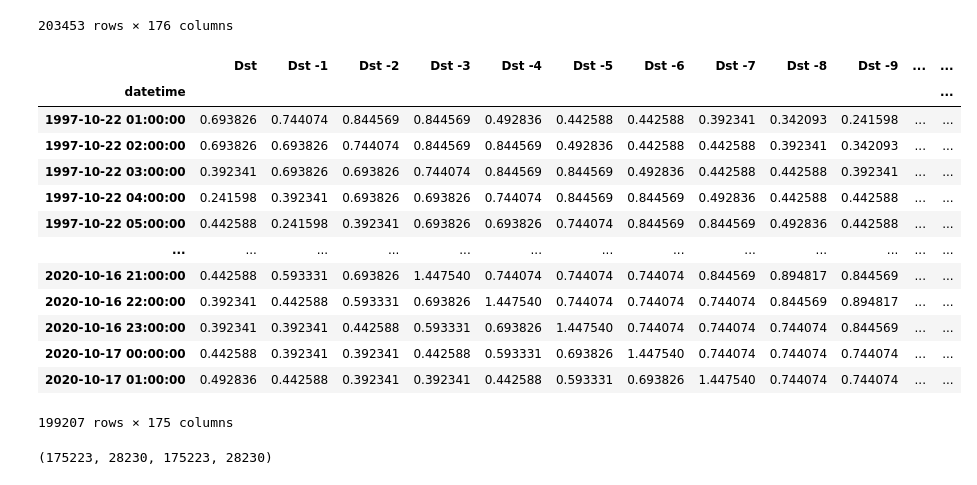
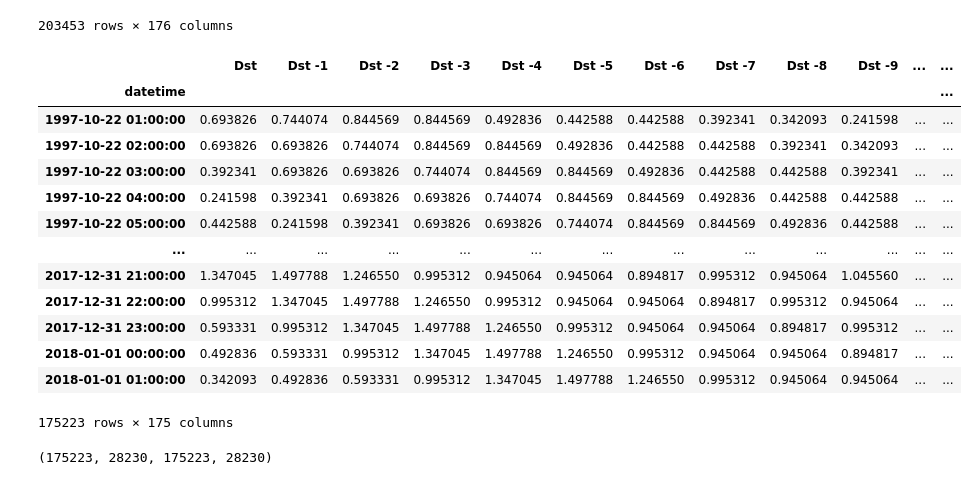
Before and after one commit to pyatikop/dst, a Jupyter notebook: code.ipynb, the cells around one changed output. Cells and saved outputs as stored; diff of their text form; code cells hidden in the pictures.

```diff
--- a/code.ipynb
+++ b/code.ipynb
@@ -176,35 +176,35 @@ data_discover = shifting_discover(data_discover, values_for_shift_discover)
 # %%
 if not dataset.index.is_monotonic_increasing:
    dataset = dataset.sort_index()
 
 #последняя дата - 2021-12-09 23:00:00
 
-# x_train = dataset.loc[:'2018-01-01 01:00:00', dataset.columns[future_shifting:]]
-# x_test = dataset.loc['2018-01-01 02:00:00':, dataset.columns[future_shifting:]]
-# y_train = dataset['Dst +1'].loc[:'2018-01-01 01:00:00']
-# y_test = dataset['Dst +1'].loc['2018-01-01 02:00:00':]
+x_train = dataset.loc[:'2018-01-01 01:00:00', dataset.columns[future_shifting:]]
+x_test = dataset.loc['2018-01-01 02:00:00':, dataset.columns[future_shifting:]]
+y_train = dataset['Dst +1'].loc[:'2018-01-01 01:00:00']
+y_test = dataset['Dst +1'].loc['2018-01-01 02:00:00':]
 
-x_train = dataset.loc[:'2020-10-17 01:00:00', dataset.columns[future_shifting:]]
-x_test = dataset.loc['2020-10-17 02:00:00':, dataset.columns[future_shifting:]]
-y_train = dataset['Dst +1'].loc[:'2020-10-17 01:00:00']
-y_test = dataset['Dst +1'].loc['2020-10-17 02:00:00':]
+# x_train = dataset.loc[:'2020-10-17 01:00:00', dataset.columns[future_shifting:]]
+# x_test = dataset.loc['2020-10-17 02:00:00':, dataset.columns[future_shifting:]]
+# y_train = dataset['Dst +1'].loc[:'2020-10-17 01:00:00']
+# y_test = dataset['Dst +1'].loc['2020-10-17 02:00:00':]
 
 x_train
 # %% [output]
 |  | Dst | Dst -1 | Dst -2 | Dst -3 | Dst -4 | Dst -5 | Dst -6 | Dst -7 | Dst -8 | Dst -9 | ... | ... |
 | datetime |  |  |  |  |  |  |  |  |  |  |  | ... |
 | 1997-10-22 01:00:00 | 0.693826 | 0.744074 | 0.844569 | 0.844569 | 0.492836 | 0.442588 | 0.442588 | 0.392341 | 0.342093 | 0.241598 | ... | ... |
 | 1997-10-22 02:00:00 | 0.693826 | 0.693826 | 0.744074 | 0.844569 | 0.844569 | 0.492836 | 0.442588 | 0.442588 | 0.392341 | 0.342093 | ... | ... |
 | 1997-10-22 03:00:00 | 0.392341 | 0.693826 | 0.693826 | 0.744074 | 0.844569 | 0.844569 | 0.492836 | 0.442588 | 0.442588 | 0.392341 | ... | ... |
 | 1997-10-22 04:00:00 | 0.241598 | 0.392341 | 0.693826 | 0.693826 | 0.744074 | 0.844569 | 0.844569 | 0.492836 | 0.442588 | 0.442588 | ... | ... |
 | 1997-10-22 05:00:00 | 0.442588 | 0.241598 | 0.392341 | 0.693826 | 0.693826 | 0.744074 | 0.844569 | 0.844569 | 0.492836 | 0.442588 | ... | ... |
 | ... | ... | ... | ... | ... | ... | ... | ... | ... | ... | ... | ... | ... |
-| 2020-10-16 21:00:00 | 0.442588 | 0.593331 | 0.693826 | 1.447540 | 0.744074 | 0.744074 | 0.744074 | 0.844569 | 0.894817 | 0.844569 | ... | ... |
-| 2020-10-16 22:00:00 | 0.392341 | 0.442588 | 0.593331 | 0.693826 | 1.447540 | 0.744074 | 0.744074 | 0.744074 | 0.844569 | 0.894817 | ... | ... |
-| 2020-10-16 23:00:00 | 0.392341 | 0.392341 | 0.442588 | 0.593331 | 0.693826 | 1.447540 | 0.744074 | 0.744074 | 0.744074 | 0.844569 | ... | ... |
-| 2020-10-17 00:00:00 | 0.442588 | 0.392341 | 0.392341 | 0.442588 | 0.593331 | 0.693826 | 1.447540 | 0.744074 | 0.744074 | 0.744074 | ... | ... |
-| 2020-10-17 01:00:00 | 0.492836 | 0.442588 | 0.392341 | 0.392341 | 0.442588 | 0.593331 | 0.693826 | 1.447540 | 0.744074 | 0.744074 | ... | ... |
+| 2017-12-31 21:00:00 | 1.347045 | 1.497788 | 1.246550 | 0.995312 | 0.945064 | 0.945064 | 0.894817 | 0.995312 | 0.945064 | 1.045560 | ... | ... |
+| 2017-12-31 22:00:00 | 0.995312 | 1.347045 | 1.497788 | 1.246550 | 0.995312 | 0.945064 | 0.945064 | 0.894817 | 0.995312 | 0.945064 | ... | ... |
+| 2017-12-31 23:00:00 | 0.593331 | 0.995312 | 1.347045 | 1.497788 | 1.246550 | 0.995312 | 0.945064 | 0.945064 | 0.894817 | 0.995312 | ... | ... |
+| 2018-01-01 00:00:00 | 0.492836 | 0.593331 | 0.995312 | 1.347045 | 1.497788 | 1.246550 | 0.995312 | 0.945064 | 0.945064 | 0.894817 | ... | ... |
+| 2018-01-01 01:00:00 | 0.342093 | 0.492836 | 0.593331 | 0.995312 | 1.347045 | 1.497788 | 1.246550 | 0.995312 | 0.945064 | 0.945064 | ... | ... |
-199207 rows × 175 columns
+175223 rows × 175 columns
 # %%
 len(x_train), len(x_test), len(y_train), len(y_test)
 # %% [output]
```
Also changed, not shown: parts of 1 cell of this notebook.
